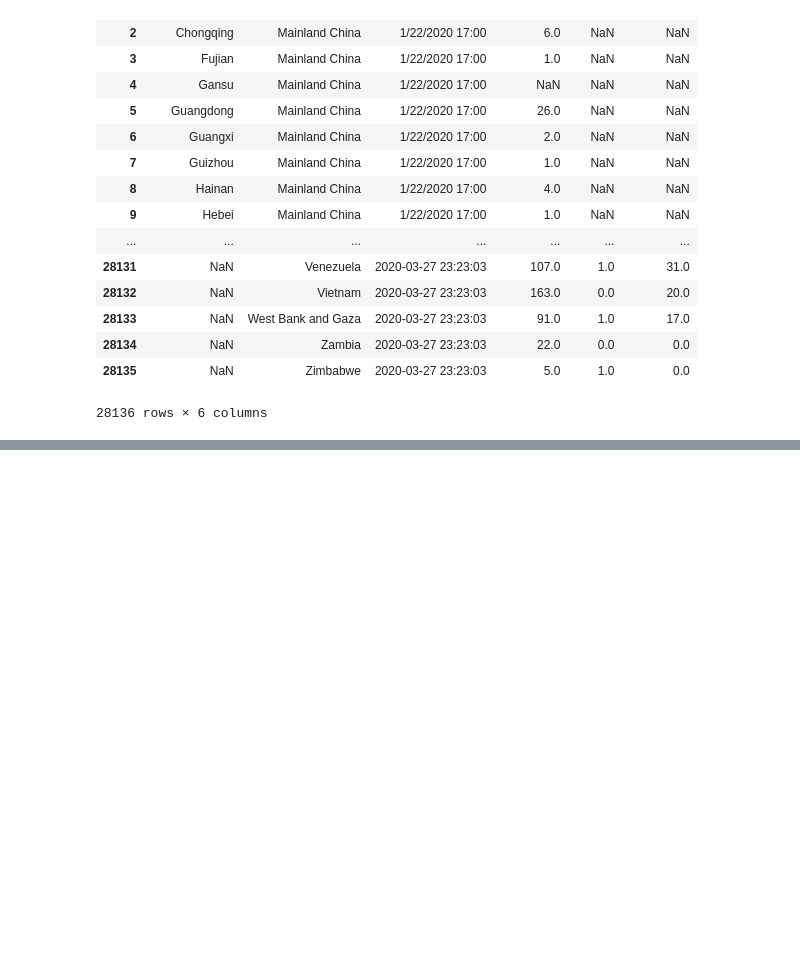
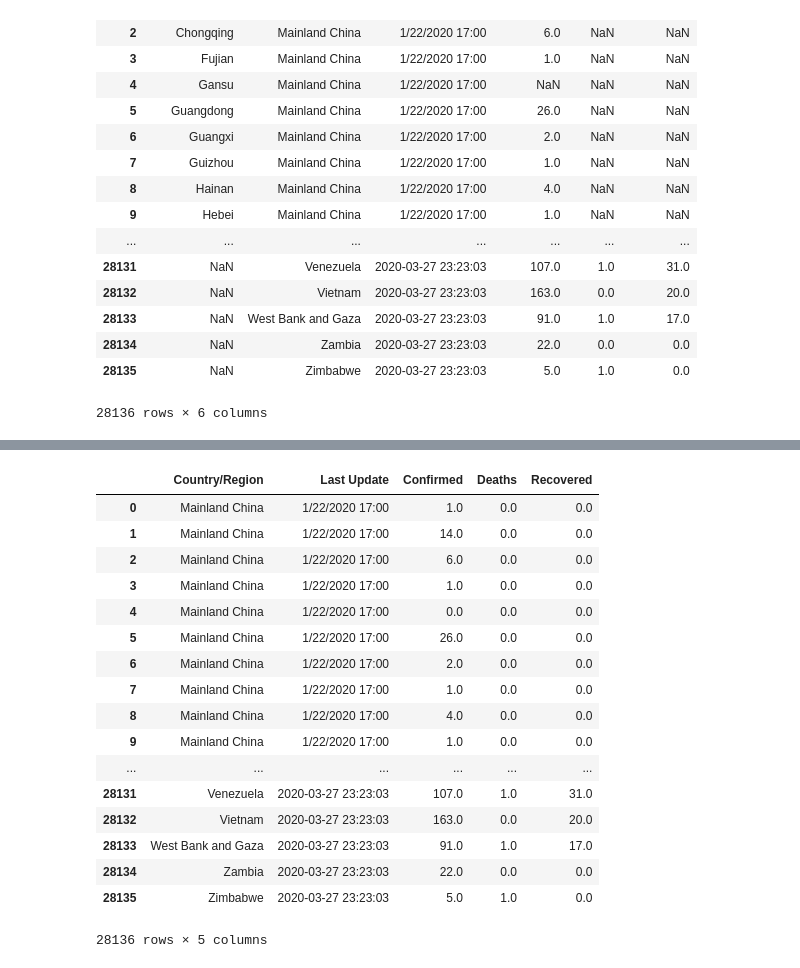
Before and after one commit to miholjcicmarko/COMP5360Project, a Jupyter notebook: python_journals/Cleaning CDR Data.ipynb, the cells around one changed output, grey strips where cells are left out. Saved outputs shown, nothing was run; the diff lists cells and outputs as text; code cells hidden in the pictures; blank space fills up the shorter version.

```diff
--- a/python_journals/Cleaning CDR Data.ipynb
+++ b/python_journals/Cleaning CDR Data.ipynb
@@ -24,0 +49,22 @@ df
+# %%
+df = df[["Country/Region", "Last Update", "Confirmed", "Deaths", "Recovered"]]
+df
+# %% [output]
+|  | Country/Region | Last Update | Confirmed | Deaths | Recovered |
+| 0 | Mainland China | 1/22/2020 17:00 | 1.0 | 0.0 | 0.0 |
+| 1 | Mainland China | 1/22/2020 17:00 | 14.0 | 0.0 | 0.0 |
+| 2 | Mainland China | 1/22/2020 17:00 | 6.0 | 0.0 | 0.0 |
+| 3 | Mainland China | 1/22/2020 17:00 | 1.0 | 0.0 | 0.0 |
+| 4 | Mainland China | 1/22/2020 17:00 | 0.0 | 0.0 | 0.0 |
+| 5 | Mainland China | 1/22/2020 17:00 | 26.0 | 0.0 | 0.0 |
+| 6 | Mainland China | 1/22/2020 17:00 | 2.0 | 0.0 | 0.0 |
+| 7 | Mainland China | 1/22/2020 17:00 | 1.0 | 0.0 | 0.0 |
+| 8 | Mainland China | 1/22/2020 17:00 | 4.0 | 0.0 | 0.0 |
+| 9 | Mainland China | 1/22/2020 17:00 | 1.0 | 0.0 | 0.0 |
+| ... | ... | ... | ... | ... | ... |
+| 28131 | Venezuela | 2020-03-27 23:23:03 | 107.0 | 1.0 | 31.0 |
+| 28132 | Vietnam | 2020-03-27 23:23:03 | 163.0 | 0.0 | 20.0 |
+| 28133 | West Bank and Gaza | 2020-03-27 23:23:03 | 91.0 | 1.0 | 17.0 |
+| 28134 | Zambia | 2020-03-27 23:23:03 | 22.0 | 0.0 | 0.0 |
+| 28135 | Zimbabwe | 2020-03-27 23:23:03 | 5.0 | 1.0 | 0.0 |
+28136 rows × 5 columns
```
Also changed, not shown: parts of 3 cells of this notebook, 1 other file.
